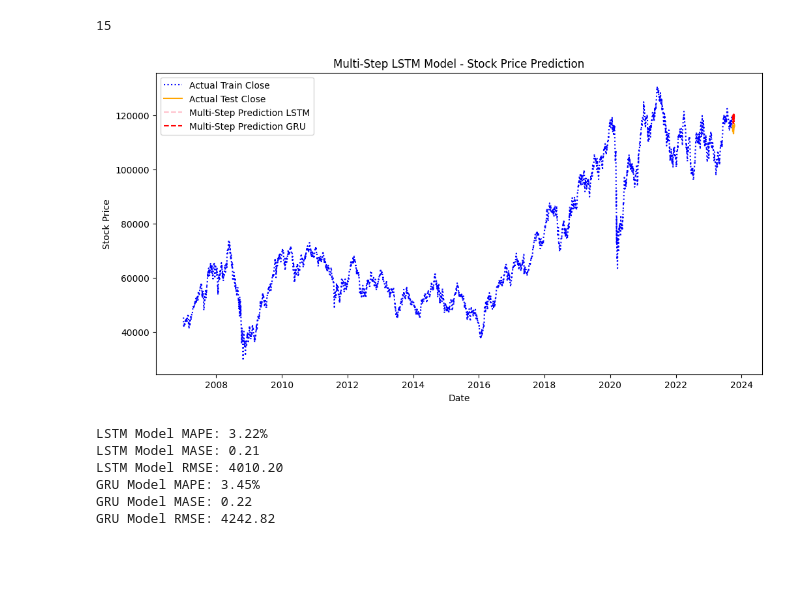
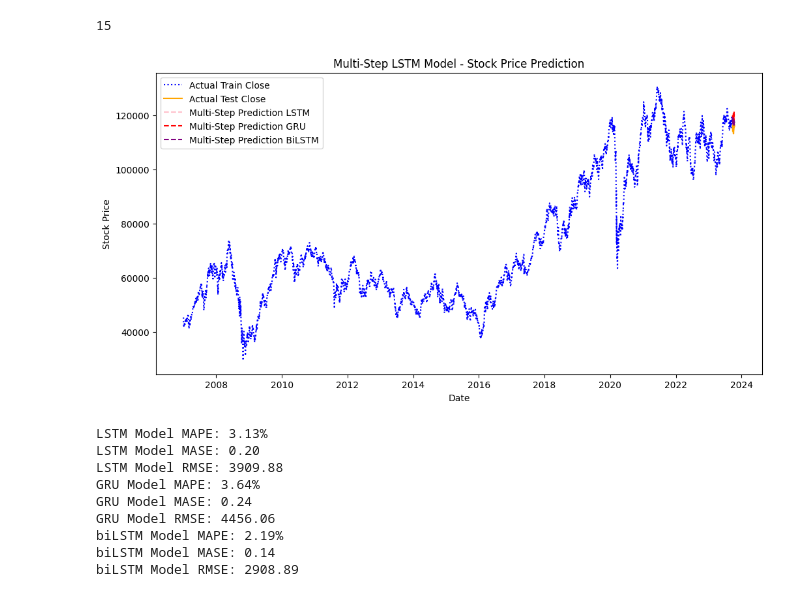
Before and after one commit to marreapato/Forecasting-BVSP-Deep-Learning, a Jupyter notebook: Baseline_Com_Lags.ipynb, the cells around one changed output. Saved outputs shown, nothing was run; the diff lists cells and outputs as text; code cells hidden in the pictures; blank space fills up the shorter version.

```diff
--- a/Baseline_Com_Lags.ipynb
+++ b/Baseline_Com_Lags.ipynb
@@ -500,0 +481,2 @@ testX.shape
+# %%
+look_back=6
@@ -500,0 +657,2 @@ testX.shape
+# %%
+look_back=6
@@ -530,10 +873,14 @@ array([[[0.88766639, 0.88141029, 0.87677248, 0.87241097, 0.88078862,
 current_input = X_test
 # Use the last available data in the test set for initial prediction
 current_input_GRU = X_test
+# Use the last available data in the test set for initial prediction
+current_input_bilstm = X_test
+
 num_steps=15
 # List to store multi-step predictions
 multi_step_preds = []
 multi_step_preds_GRU = []
+multi_step_preds_bilstm = []
 
 for step in range(num_steps):
     # Reshape current input for prediction
@@ -541,17 +888,25 @@ for step in range(num_steps):
     # Make prediction for the next step
     next_step_pred = lstm_model.predict(current_input)
     # Make prediction for the next step
-    next_step_pred_GRU = gru_model.predict(current_input)
+    next_step_pred_GRU = gru_model.predict(current_input_GRU)
+    # Make prediction for the next step
+    next_step_pred_bilstm = bilstm_model.predict(current_input_bilstm)
+
 
     # Append prediction to the list
     multi_step_preds.append(next_step_pred[0, 0])
     # Append prediction to the list
     multi_step_preds_GRU.append(next_step_pred_GRU[0, 0])
+    # Append prediction to the list
+    multi_step_preds_bilstm.append(next_step_pred_bilstm[0, 0])
 
      # Update current input for the next iteration
     current_input = np.concatenate([current_input[:, 0:, :], next_step_pred.reshape(1, 1, 1)], axis=2)[:,:,1:]
      # Update current input for the next iteration
     current_input_GRU = np.concatenate([current_input_GRU[:, 0:, :], next_step_pred_GRU.reshape(1, 1, 1)], axis=2)[:,:,1:]
+# Update current input for the next iteration
+    current_input_bilstm = np.concatenate([current_input_bilstm[:, 0:, :], next_step_pred_bilstm.reshape(1, 1, 1)], axis=2)[:,:,1:]
+
 
     #print(current_input)
 
@@ -561,4 +916,7 @@ multi_step_preds
 
 multi_step_preds_GRU = scaler.inverse_transform(np.array(multi_step_preds_GRU).reshape(-1, 1))
 multi_step_preds_GRU
+
+multi_step_preds_bilstm = scaler.inverse_transform(np.array(multi_step_preds_bilstm).reshape(-1, 1))
+multi_step_preds_bilstm
 # %% [output]
@@ -606,34 +964,35 @@ len(data2test)
 # Generate future dates for the multi-step prediction
 #last_date = lagged_data.index[-1]
 #future_dates = pd.date_range(start=last_date + pd.Timedelta(days=1), periods=num_steps)
 
 
 #Inverse transform both train and test data
 #trainY = scaler.inverse_transform(trainY.reshape(-1, 1))
 #testY = scaler.inverse_transform(testY.reshape(-1, 1))
 
 # Create a time index for plotting
 time_index_train = data2.index
 time_index_test = data2test.index
 
 # Plot all true values and the predictions with different colors
 plt.figure(figsize=(12, 6))
 plt.plot(time_index_train, datacheck, label='Actual Train Close', color='blue', linestyle='dotted')
 plt.plot(time_index_test, data2test, label='Actual Test Close', color='orange')
 
 # Plot the multi-step predictions
 #plt.figure(figsize=(12, 6))
 #plt.plot(data.index, data['Close'], label='Historical Data')
 plt.plot(time_index_test, multi_step_preds, label='Multi-Step Prediction LSTM', linestyle='dashed',color='pink')
 plt.plot(time_index_test, multi_step_preds_GRU, label='Multi-Step Prediction GRU', linestyle='dashed',color='red')
+plt.plot(time_index_test, multi_step_preds_bilstm, label='Multi-Step Prediction BiLSTM', linestyle='dashed',color='purple')
 
 plt.title('Multi-Step LSTM Model - Stock Price Prediction')
 plt.xlabel('Date')
 plt.ylabel('Stock Price')
 plt.legend()
 plt.show()
 # %% [output]
-[figure, old version]
+[figure, new version]
 # %%
 test_to_errors=np.array(data2test[['Close']])
 
@@ -649,6 +1008,13 @@ gru_mase15 = calculate_mase(gru_mae15,baseline_mae)
 gru_rmse15 = np.sqrt(mean_squared_error(test_to_errors, multi_step_preds_GRU))
 
 
+bilstm_mape15 = calculate_mape(test_to_errors, multi_step_preds_bilstm)
+bilstm_mae15 = calculate_mae(test_to_errors, multi_step_preds_bilstm)
+bilstm_mase15 = calculate_mase(bilstm_mae15,baseline_mae)
+bilstm_rmse15 = np.sqrt(mean_squared_error(test_to_errors, multi_step_preds_bilstm))
+
+
+
 
 print("LSTM Model MAPE: {:.2f}%".format(lstm_mape15))
 print("LSTM Model MASE: {:.2f}".format(lstm_mase15))
@@ -657,10 +1023,17 @@ print("LSTM Model RMSE: {:.2f}".format(lstm_rmse15))
 print("GRU Model MAPE: {:.2f}%".format(gru_mape15))
 print("GRU Model MASE: {:.2f}".format(gru_mase15))
 print("GRU Model RMSE: {:.2f}".format(gru_rmse15))
+
+print("biLSTM Model MAPE: {:.2f}%".format(bilstm_mape15))
+print("biLSTM Model MASE: {:.2f}".format(bilstm_mase15))
+print("biLSTM Model RMSE: {:.2f}".format(bilstm_rmse15))
 # %% [output]
-LSTM Model MAPE: 3.22%
-LSTM Model MASE: 0.21
-LSTM Model RMSE: 4010.20
-GRU Model MAPE: 3.45%
-GRU Model MASE: 0.22
-GRU Model RMSE: 4242.82
+LSTM Model MAPE: 3.13%
+LSTM Model MASE: 0.20
+LSTM Model RMSE: 3909.88
+GRU Model MAPE: 3.64%
+GRU Model MASE: 0.24
+GRU Model RMSE: 4456.06
+biLSTM Model MAPE: 2.19%
+biLSTM Model MASE: 0.14
+biLSTM Model RMSE: 2908.89
```
Also changed, not shown: parts of 21 cells of this notebook.
